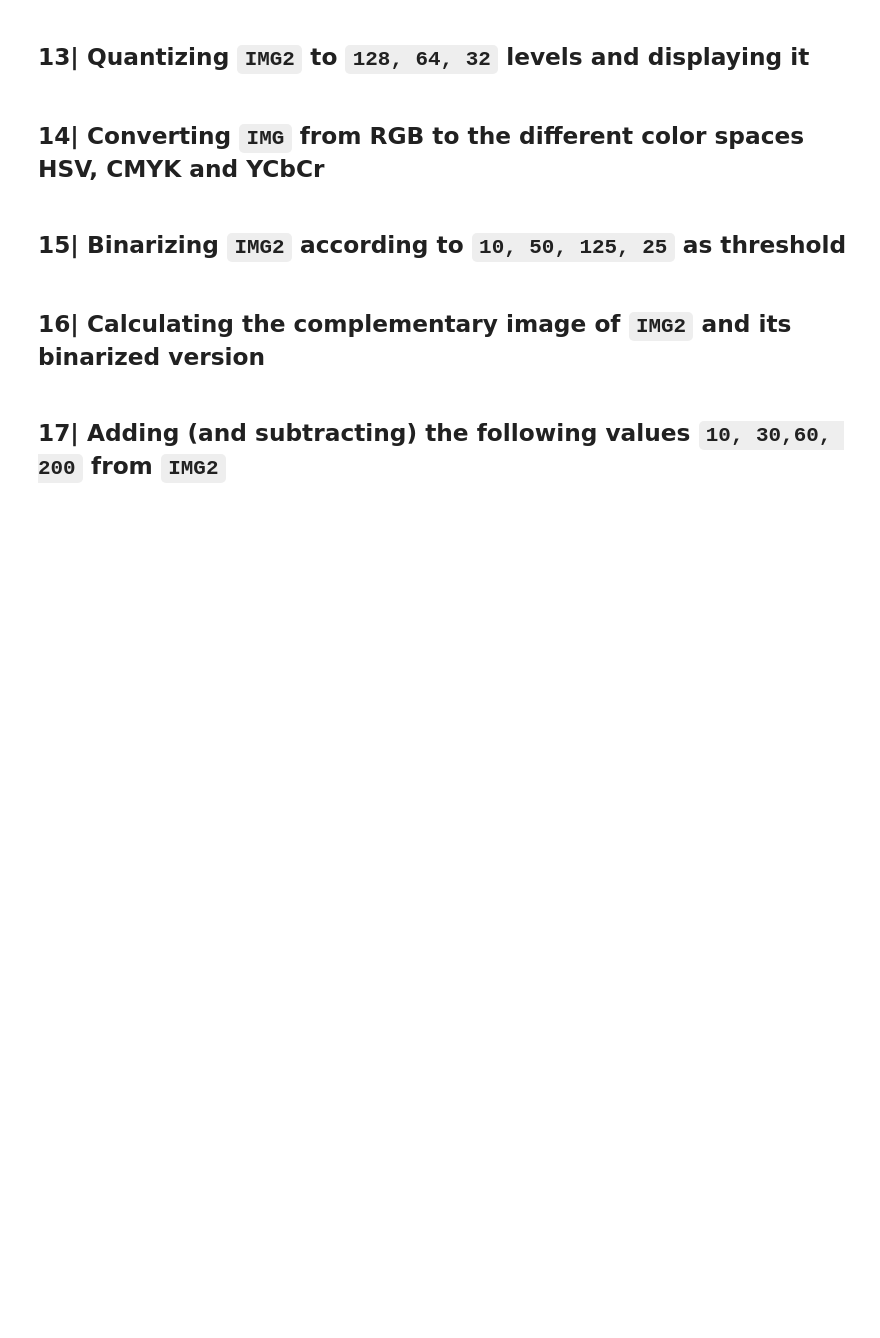
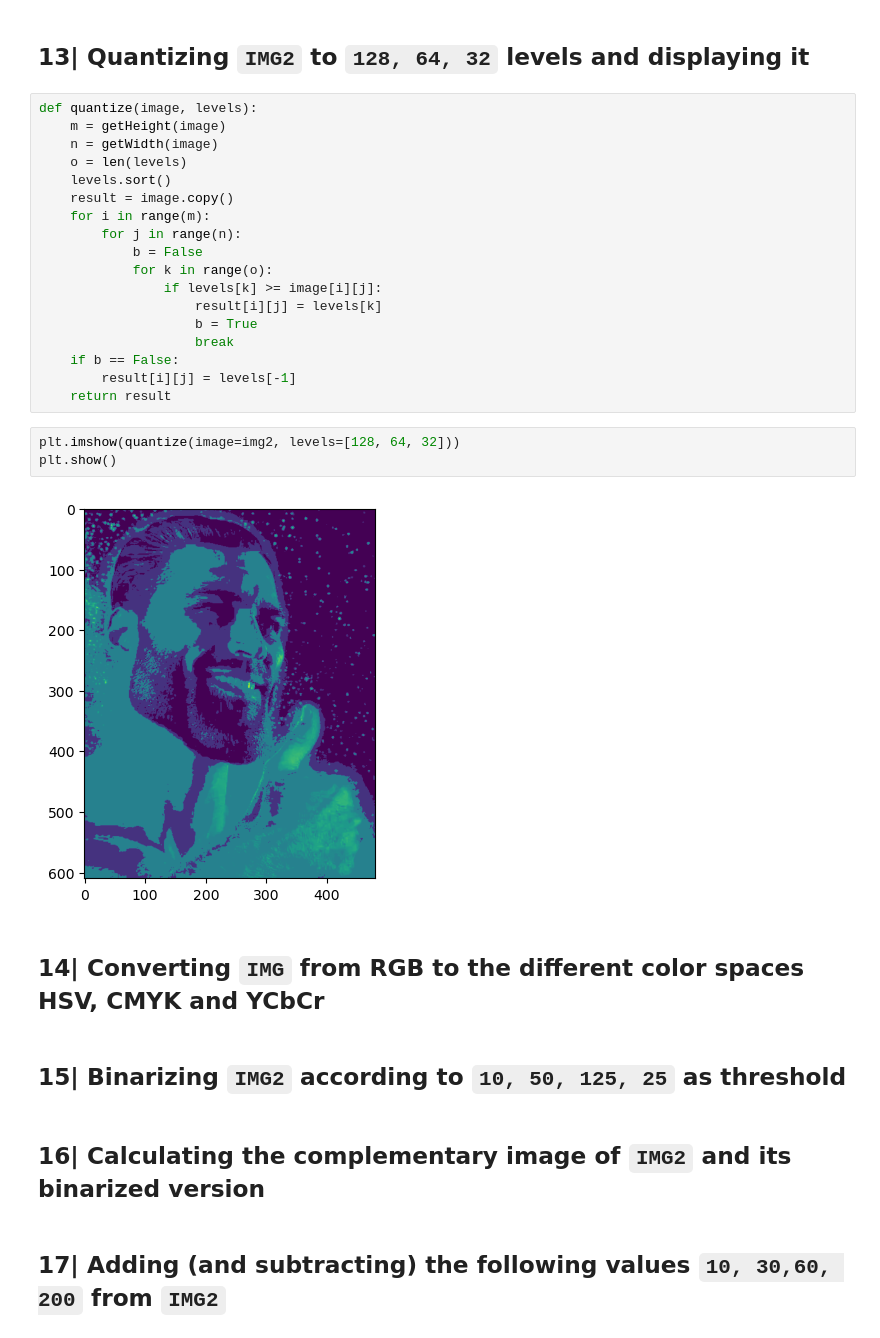
Before and after one commit to MoncefDj/AI-DS-Masters, a Jupyter notebook: 1st semester/Digital Image/Digital Image.ipynb, the cells around one changed output. Drawn from its saved outputs; the diff is of its cells as text; blank space fills up the shorter version.

```diff
--- a/1st semester/Digital Image/Digital Image.ipynb
+++ b/1st semester/Digital Image/Digital Image.ipynb
@@ -260,5 +272,28 @@ Resolution in mp:  0.2928
 # %% [markdown]
 ## 13| Quantizing `IMG2` to `128, 64, 32` levels and displaying it
+# %%
+def quantize(image, levels):
+    m = getHeight(image)
+    n = getWidth(image)
+    o = len(levels)
+    levels.sort()
+    result = image.copy()
+    for i in range(m):
+        for j in range(n):
+            b = False
+            for k in range(o):
+                if levels[k] >= image[i][j]:
+                    result[i][j] = levels[k]
+                    b = True
+                    break
+    if b == False:
+        result[i][j] = levels[-1]
+    return result
+# %%
+plt.imshow(quantize(image=img2, levels=[128, 64, 32]))
+plt.show()
+# %% [output]
+[figure, added]
 # %% [markdown]
 ## 14| Converting `IMG` from RGB to the different color spaces HSV, CMYK and YCbCr
 # %% [markdown]
```
Also changed, not shown: parts of 14 cells of this notebook, 4 other files.
